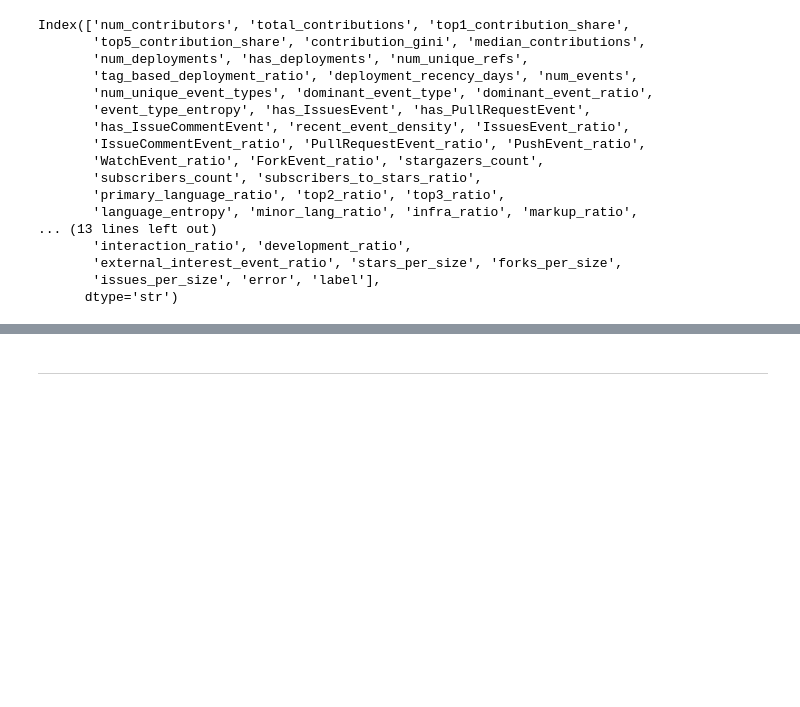
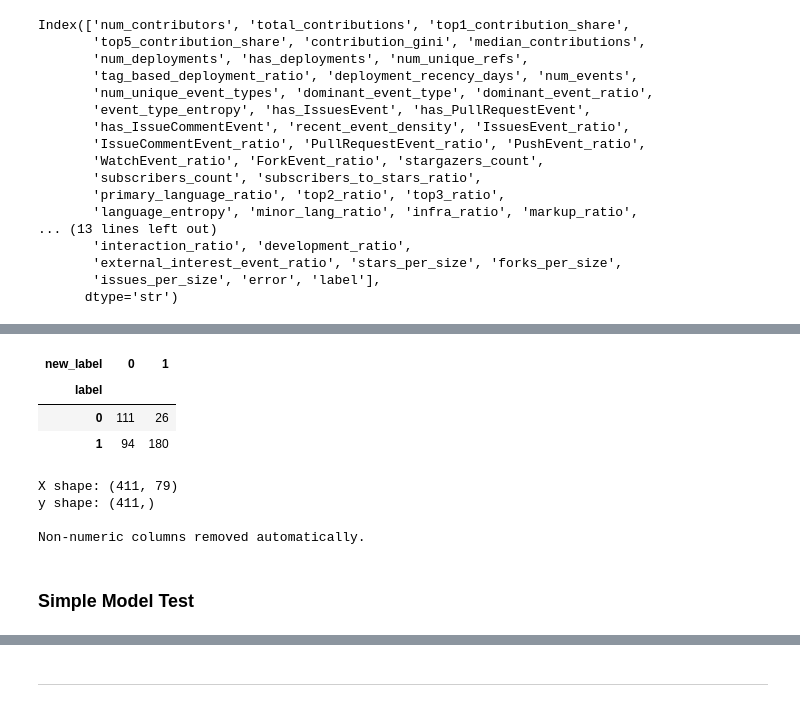
Before and after one commit to OpenSource-2026/oss-health-data, a Jupyter notebook: src/1_FEATURE.ipynb, the cells around one changed output, grey strips where cells are left out. Drawn from its saved outputs; the diff is of its cells as text; code cells hidden in the pictures; blank space fills up the shorter version.

Commit message:
feat: add health assessment framework

```diff
--- a/src/1_FEATURE.ipynb
+++ b/src/1_FEATURE.ipynb
@@ -58,0 +410,7 @@ Index(['num_contributors', 'total_contributions', 'top1_contribution_share',
+# %%
+pd.crosstab(df_train["label"], df_train["new_label"])
+# %% [output]
+| new_label | 0 | 1 |
+| label |  |  |
+| 0 | 111 | 26 |
+| 1 | 94 | 180 |
@@ -58,0 +420,36 @@ Index(['num_contributors', 'total_contributions', 'top1_contribution_share',
+# %%
+target_col = "new_label"
+
+exclude_cols = [
+    "label",
+    "new_label",
+    "oss_health_score",
+    "dominant_event_type",
+    "error",
+] + dimension_score_cols
+
+
+feature_cols = [
+    col for col in df_train.columns
+    if col not in exclude_cols
+]
+
+
+X = df_train[feature_cols].select_dtypes(
+    include=[np.number]
+)
+
+y = df_train[target_col]
+
+
+print("X shape:", X.shape)
+print("y shape:", y.shape)
+
+print("\nNon-numeric columns removed automatically.")
+# %% [output]
+X shape: (411, 79)
+y shape: (411,)
+
+Non-numeric columns removed automatically.
+# %% [markdown]
+### Simple Model Test
```
Also changed, not shown: parts of 6 cells of this notebook.
